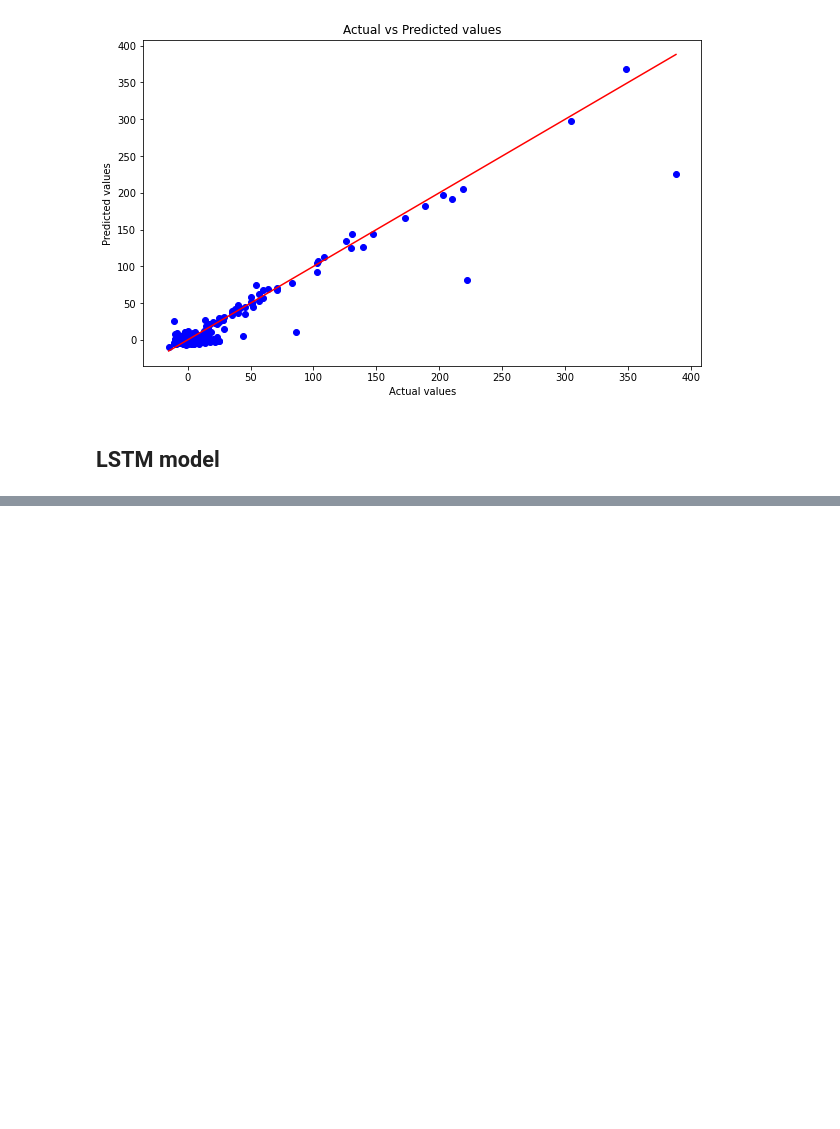
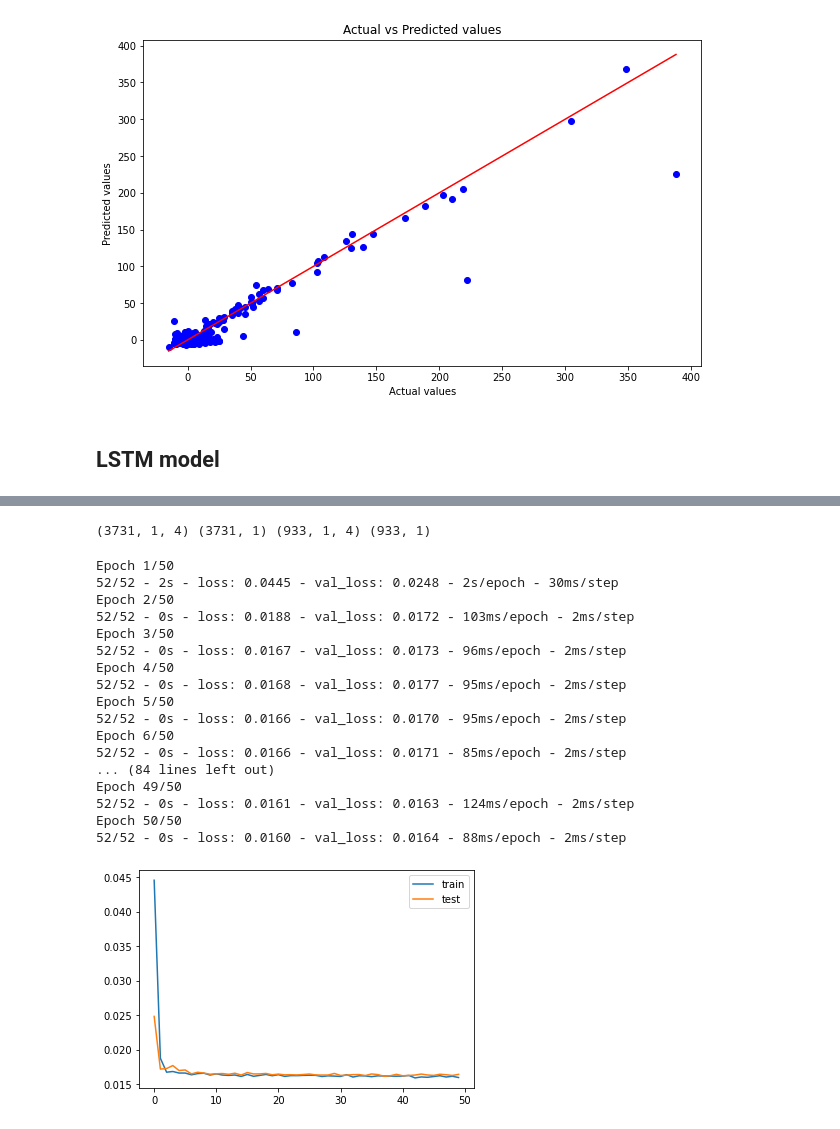
Before and after one commit to rachit0907/FlightPredictions, a Jupyter notebook: current.ipynb, the cells around one changed output, grey strips where cells are left out. Cells and saved outputs as stored; diff of their text form; code cells hidden in the pictures; blank space fills up the shorter version.

Commit message:
started code for LSTM model

```diff
--- a/current.ipynb
+++ b/current.ipynb
@@ -609,0 +665,15 @@ MAE: 5.862975446042671
+# %%
+new_data_frame["Scheduled departure time"] = new_data_frame["Scheduled departure time"].astype(str).replace(':', '')
+
+new_data_frame
+# new_data_frame.replace('\.',':', regex=True)
+
+# new_data_frame['Scheduled departure time'].apply(lambda x: x.replace('\.', ':'))
+# new_data_frame
+# # calc = new_data_frame['Scheduled departure time'] % 1
+# # new_data_frame['Scheduled departure time'] = new_data_frame['Scheduled departure time'] - calc
+# # calc = calc * 100 / 60
+# # new_data_frame['Scheduled departure time'] = new_data_frame['Scheduled departure time'] + calc
+# # new_data_frame['Scheduled departure time'] = round(new_data_frame['Scheduled departure time'], 3)
+
+# if(new_data_frame['Scheduled departure time'])
@@ -609,0 +694,51 @@ MAE: 5.862975446042671
+# %%
+encoder = LabelEncoder()
+
+new_data_frame['Carrier Code'] = encoder.fit_transform(new_data_frame['Carrier Code'])
+new_data_frame['Destination Airport'] = encoder.fit_transform(new_data_frame['Destination Airport'])
+# %%
+from sklearn.model_selection import train_test_split
+X = new_data_frame[['Carrier Code', 'Day of week', 'Month', 'Destination Airport']]
+y = after_scaled
+X_train, X_test, y_train, y_test = train_test_split(X, y, test_size=0.2)
+
+X_train = X_train.values.reshape((X_train.shape[0], 1, X_train.shape[1]))
+X_test = X_test.values.reshape((X_test.shape[0], 1, X_test.shape[1]))
+print(X_train.shape, y_train.shape, X_test.shape, y_test.shape)
+# %% [output]
+(3731, 1, 4) (3731, 1) (933, 1, 4) (933, 1)
+# %%
+from matplotlib import pyplot
+
+
+model = Sequential()
+model.add(LSTM(50, input_shape=(X_train.shape[1], X_train.shape[2])))
+model.add(Dense(1))
+
+model.compile(loss='mae', optimizer='adam')
+
+#fit network
+history = model.fit(X_train, y_train, epochs=50, batch_size=72, validation_data=(X_test, y_test), verbose=2, shuffle=False)
+pyplot.plot(history.history['loss'], label='train')
+pyplot.plot(history.history['val_loss'], label='test')
+pyplot.legend()
+pyplot.show()
+# %% [output]
+Epoch 1/50
+52/52 - 2s - loss: 0.0445 - val_loss: 0.0248 - 2s/epoch - 30ms/step
+Epoch 2/50
+52/52 - 0s - loss: 0.0188 - val_loss: 0.0172 - 103ms/epoch - 2ms/step
+Epoch 3/50
+52/52 - 0s - loss: 0.0167 - val_loss: 0.0173 - 96ms/epoch - 2ms/step
+Epoch 4/50
+52/52 - 0s - loss: 0.0168 - val_loss: 0.0177 - 95ms/epoch - 2ms/step
+Epoch 5/50
+52/52 - 0s - loss: 0.0166 - val_loss: 0.0170 - 95ms/epoch - 2ms/step
+Epoch 6/50
+52/52 - 0s - loss: 0.0166 - val_loss: 0.0171 - 85ms/epoch - 2ms/step
+... (84 lines left out)
+Epoch 49/50
+52/52 - 0s - loss: 0.0161 - val_loss: 0.0163 - 124ms/epoch - 2ms/step
+Epoch 50/50
+52/52 - 0s - loss: 0.0160 - val_loss: 0.0164 - 88ms/epoch - 2ms/step
+[figure, added]
```
Also changed, not shown: parts of 6 cells of this notebook.
